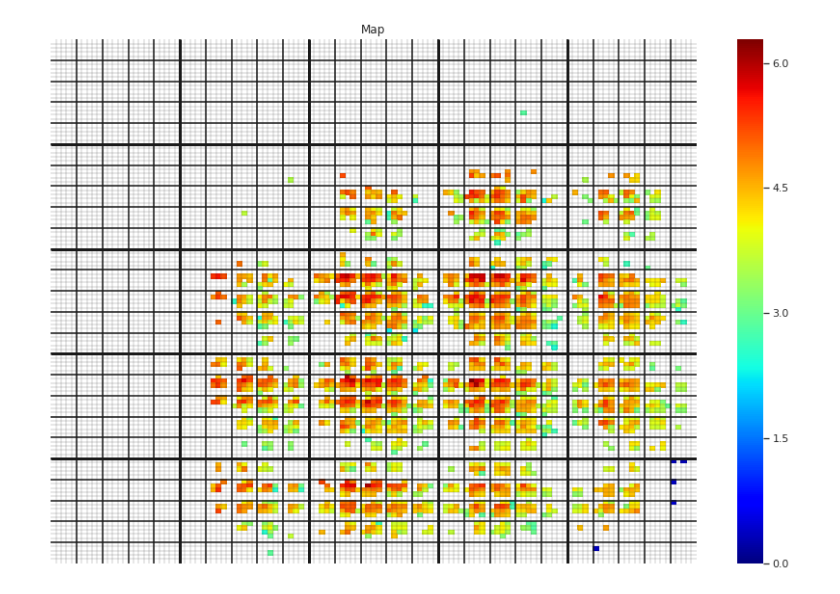
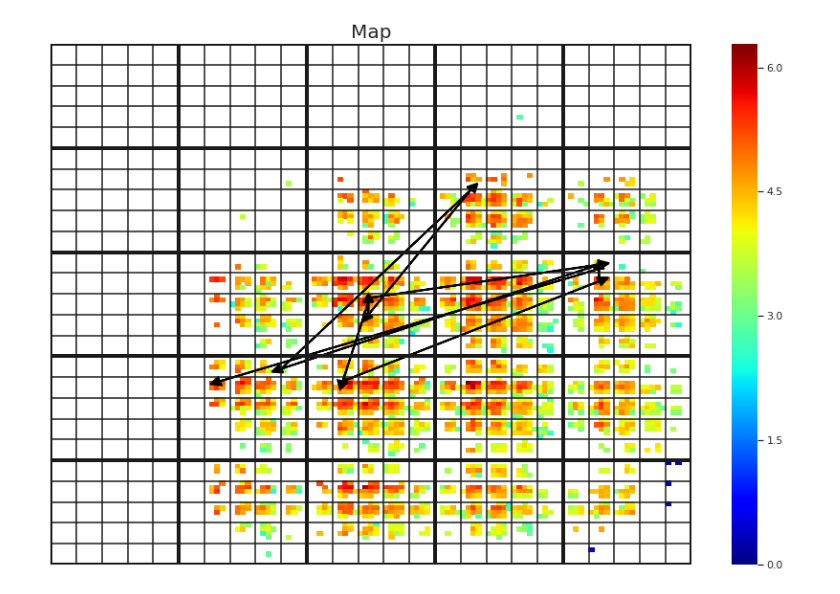
Before and after one commit to AranBSmith/map_stats, a Jupyter notebook: heat_map.ipynb, the cells around one changed output. Saved outputs shown, nothing was run; the diff lists cells and outputs as text; code cells hidden in the pictures.

```diff
--- a/heat_map.ipynb
+++ b/heat_map.ipynb
@@ -9,10 +9,22 @@ from math import sqrt
 num_dims = 6 # dimensions of descriptor
 bin_per_dim = 5 # bins in each descriptor
 filename = "archive_800.dat" # text archive you want to present
+coordsfilename = "samples.dat"
+read_coords = True
 
 bin_size = 1 / bin_per_dim
-heat = np.empty(bin_per_dim ** num_dims)
-heat[:] = np.nan
+data = np.empty(bin_per_dim ** num_dims)
+bdata = np.zeros(bin_per_dim ** num_dims)
+data[:] = np.nan
+
+def get_coord(desc, shape):
+    coordinate = 0
+    for i in range(len(desc)):
+        if i == 0:
+            coordinate += desc[len(desc)-1] / pointsize
+        else:
+            coordinate += (bins**i) *  (desc[len(desc)-1-i] / pointsize)
+    return np.unravel_index(int(coordinate), shape)
 
 r,a,b,c,d,e,f,z,_,_,_,_,_,_,_,_,_,_,_,_,_,_,_,_,_,_,_,_,_,_,_ = np.loadtxt(filename, unpack=True)
 
@@ -20,44 +32,65 @@ minscore, maxscore = 0, 0
 
 j = 0
 for i in r:
-    heat[int(i)] = z[j]
+    data[int(i)] = z[j]
+    bdata[int(i)] = z[j]
     if z[j] > maxscore:
         maxscore = z[j]
     if z[j] < minscore:
         minscore = z[j]
     j += 1
 
 dimxy = int(sqrt(bin_per_dim ** num_dims))
 
-heat = np.reshape(heat, (dimxy, dimxy))
+heat = np.reshape(data, (dimxy, dimxy))
 
 fig, ax = plt.subplots()
 
 sns.set(rc={'figure.figsize':(15,10)})
 
 
-thick_lines_pos = list(range(int(dimxy/5),int(dimxy),int(dimxy/5)))
+thick_lines_pos = list(range(0,int(dimxy + dimxy/5),int(dimxy/5)))
 lines_pos = list(range(int(dimxy/(5*5)),int(dimxy),int(dimxy/(5*5))))
 thin_lines_pos = list(range(int(dimxy/(5*5*5)),int(dimxy),int(dimxy/(5*5*5))))
 
-ax.hlines(thick_lines_pos, 0, dimxy, lw=3)
-ax.vlines(thick_lines_pos, 0, dimxy, lw=3)
+ax.hlines(thick_lines_pos, 0, dimxy, lw=4)
+ax.vlines(thick_lines_pos, 0, dimxy, lw=4)
 
 ax.hlines(lines_pos, 0, dimxy, lw=1.5)
 ax.vlines(lines_pos, 0, dimxy, lw=1.5)
 
-ax.hlines(thin_lines_pos, 0, dimxy, lw=0.2)
-ax.vlines(thin_lines_pos, 0, dimxy, lw=0.2)
+# ax.hlines(thin_lines_pos, 0, dimxy, lw=0.2)
+# ax.vlines(thin_lines_pos, 0, dimxy, lw=0.2)
 
 ax.get_xaxis().set_minor_locator(mpl.ticker.AutoMinorLocator())
 ax.get_yaxis().set_minor_locator(mpl.ticker.AutoMinorLocator())
 ax.grid(b=True, which='major', color='w', linewidth=1.0)
 ax.grid(b=True, which='minor', color='w', linewidth=0.5)
 ax.set_facecolor('white')
+
 with sns.axes_style("white"): # makes nan values white
-    sns.heatmap(heat, mask=np.isnan(heat), vmin=minscore, vmax=maxscore, cmap="jet", xticklabels=False,
-               yticklabels=False, linecolor='white').set_title("Map")
+    hmap = sns.heatmap(heat, mask=np.isnan(heat), vmin=minscore, vmax=maxscore, cmap="jet", xticklabels=False,
+               yticklabels=False, linecolor='white')
+
+hmap.set_title("Map", fontsize=20)
+
+if read_coords:
+    samples = np.loadtxt(coordsfilename)[:,1:]
+    prev_coord = (0,0)
+
+    for i in range(len(samples)):
+        curr_coord = get_coord(samples[i], heat.shape)
+
+        if i == 0:
+            prev_coord = curr_coord
+        else:
+            ax.arrow(prev_coord[0], prev_coord[1], curr_coord[0] - prev_coord[0],
+                     curr_coord[1] - prev_coord[1], color='black',
+                     linewidth = 2, head_width = 2, head_length = 2)
+            prev_coord = curr_coord
+
+# ax.annotate("", xy=(0.5, 0.5), xytext=(0, 0), arrowprops=dict(arrowstyle="->"))
 plt.savefig(filename + ".pdf")
 plt.show()
 # %% [output]
-[figure, old version]
+[figure, new version]
```
